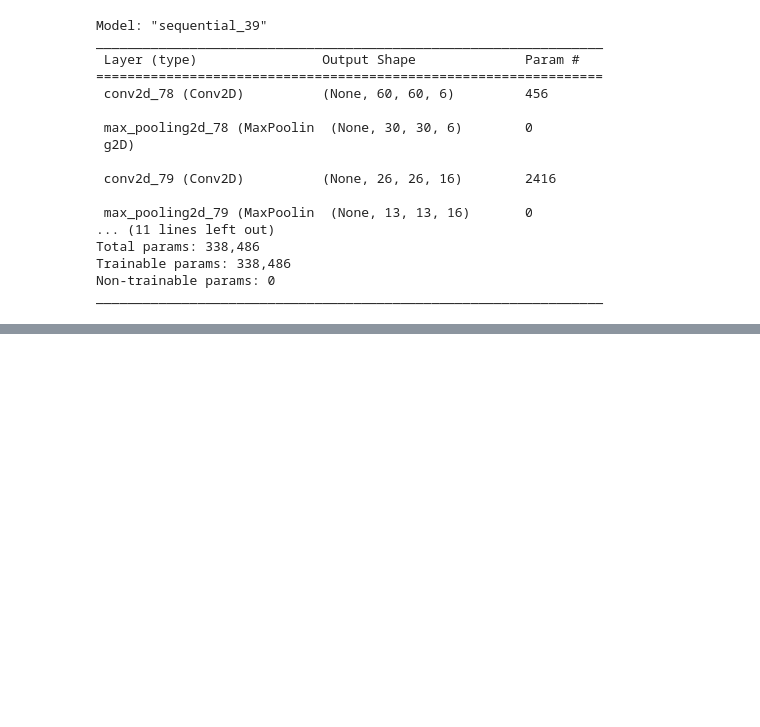
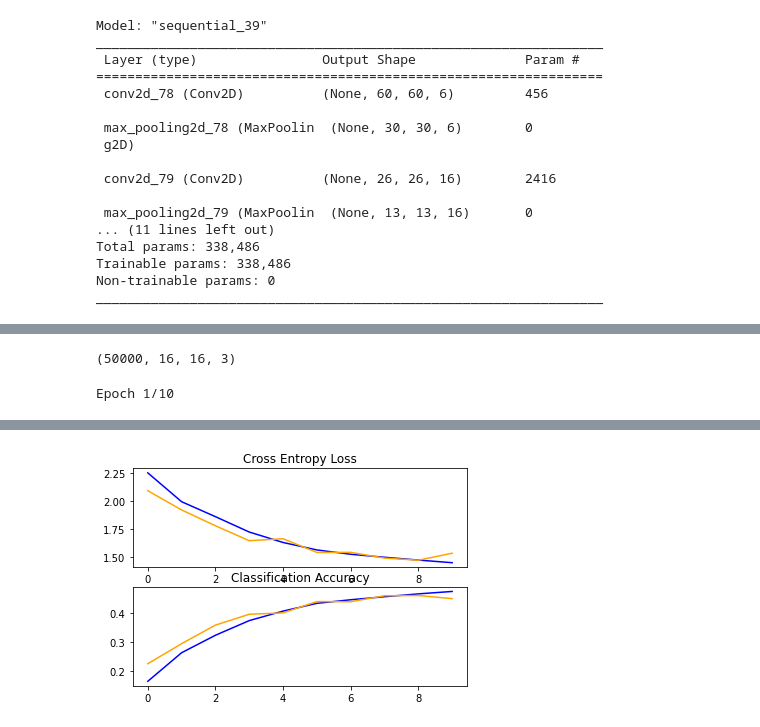
Before and after one commit to nik1806/Model_compression, a Jupyter notebook: img_impact_on_model_LeNet.ipynb, the cells around one changed output, grey strips where cells are left out. Cells and saved outputs as stored; diff of their text form; code cells hidden in the pictures; blank space fills up the shorter version.

Commit message:
Add: dataset, augmentation, model processing, training and validation

```diff
--- a/img_impact_on_model_LeNet.ipynb
+++ b/img_impact_on_model_LeNet.ipynb
@@ -166,0 +175,12 @@ _________________________________________________________________
+# %%
+# load train and test dataset
+def load_dataset():
+	# load dataset
+	(trainX, trainY), (testX, testY) = keras.datasets.cifar10.load_data()
+	# one hot encode target values
+	trainY = keras.utils.to_categorical(trainY)
+	testY = keras.utils.to_categorical(testY)
+	return trainX, trainY, testX, testY
+
+data = load_dataset()
+data[0].shape
@@ -166,0 +192,6 @@ _________________________________________________________________
+# %%
+trainX = list(map( lambda x: tf.image.resize(x, (16, 16)), data[0]))
+trainX = np.array(trainX)
+print(trainX.shape)
+# %% [output]
+(50000, 16, 16, 3)
@@ -166,0 +261,25 @@ _________________________________________________________________
+# %%
+img_size_list = []
+acc_list = []
+infer_time_list = []
+
+for i in range(1,2): #17
+    # define image shapes
+    img_shape = (16*i, 16*i, 3)
+    img_size_list.append(img_shape[0]) ## save
+    # load dataset
+    trainX, trainY, testX, testY = load_dataset()
+	# prepare pixel data
+    trainX, testX = prep_pixels(trainX, testX, img_shape[0])
+	# define model
+    model = define_model(img_shape)
+	# fit model
+    history = model.fit(trainX, trainY, epochs=10, batch_size=128, validation_data=(testX, testY))
+	# evaluate model
+    _, acc = model.evaluate(testX, testY, verbose=0)
+    print('> %.3f' % (acc * 100.0))
+    acc_list.append(acc) ## save
+	# learning curves
+    summarize_diagnostics(history)
+# %% [output]
+Epoch 1/10
@@ -166,0 +306 @@ _________________________________________________________________
+[figure, added]
```
Also changed, not shown: parts of 9 cells of this notebook.
